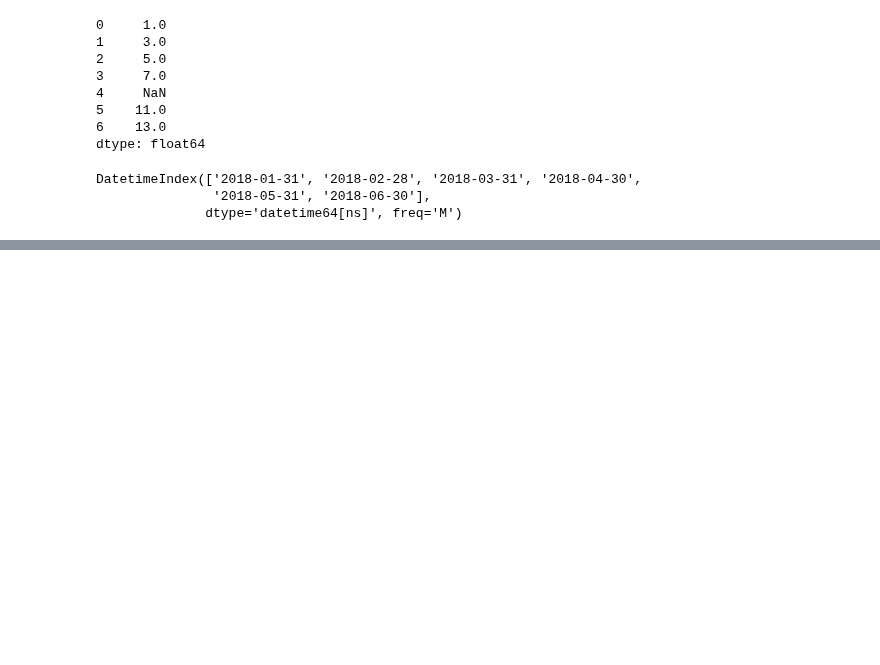
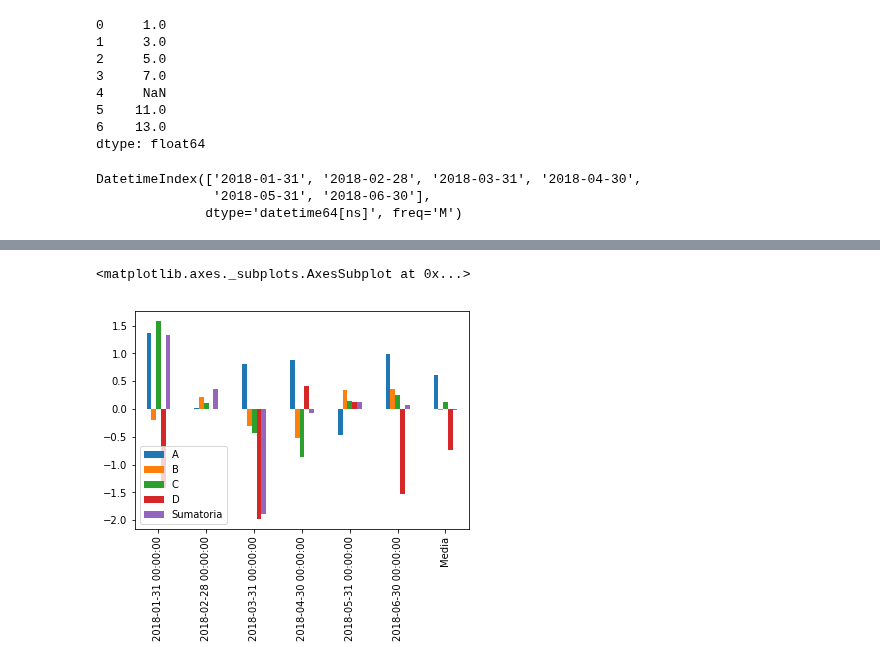
Before and after one commit to richiprieto/CursoPython_v1, a Jupyter notebook: CursoPython.ipynb, the cells around one changed output, grey strips where cells are left out. Saved outputs shown, nothing was run; the diff lists cells and outputs as text; code cells hidden in the pictures; blank space fills up the shorter version.

Commit message:
Agregar fila, columna y graficos
Falta agregar un ejemplo en Pandas

```diff
--- a/CursoPython.ipynb
+++ b/CursoPython.ipynb
@@ -485,0 +486,6 @@ dataFrame.iloc[1:5,1:4]
+# %%
+#Agregar una columna
+
+dataFrame['Sumatoria']=dataFrame[dataFrame.columns].sum(axis=1)
+dataFrame
+#axis : {index (0), columns (1)}
@@ -485,0 +500,4 @@ dataFrame.iloc[1:5,1:4]
+# %%
+#Agregar una fila
+dataFrame.loc['Media']=dataFrame.mean()
+dataFrame
@@ -485,0 +516,6 @@ dataFrame.iloc[1:5,1:4]
+# %%
+#Grafica tipo Barras
+dataFrame.plot(kind='bar')
+# %% [output]
+<matplotlib.axes._subplots.AxesSubplot at 0x...>
+[figure, added]
```
Also changed, not shown: parts of 14 cells of this notebook.
